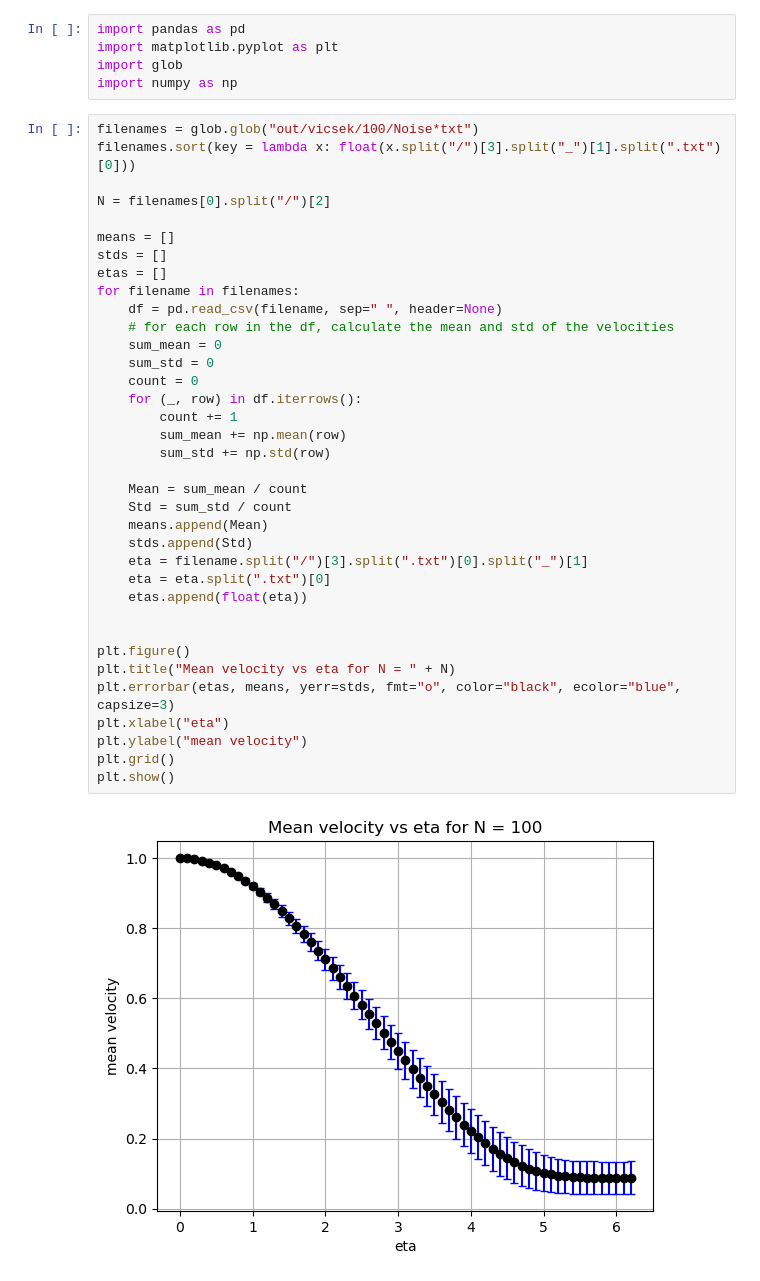
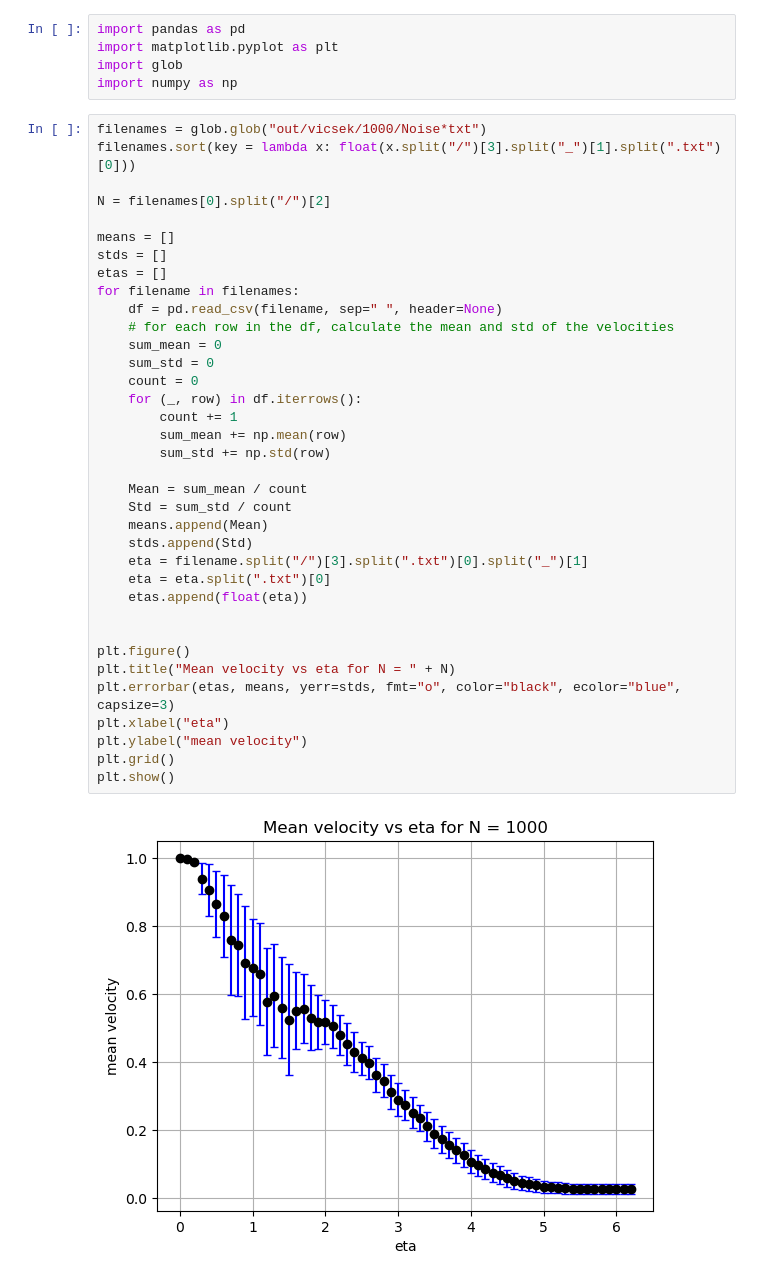
Before and after one commit to YannickHradetzky/Simulation, a Jupyter notebook: vicsek.ipynb, the cells around one changed output. Cells and saved outputs as stored; diff of their text form.

Commit message:
plot all ipynb

```diff
--- a/vicsek.ipynb
+++ b/vicsek.ipynb
@@ -4,7 +4,7 @@ import matplotlib.pyplot as plt
 import glob
 import numpy as np
 # %%
-filenames = glob.glob("out/vicsek/100/Noise*txt")
+filenames = glob.glob("out/vicsek/1000/Noise*txt")
 filenames.sort(key = lambda x: float(x.split("/")[3].split("_")[1].split(".txt")[0]))
 
 N = filenames[0].split("/")[2]
@@ -13,34 +13,34 @@ means = []
 stds = []
 etas = []
 for filename in filenames:
     df = pd.read_csv(filename, sep=" ", header=None)
     # for each row in the df, calculate the mean and std of the velocities
     sum_mean = 0
     sum_std = 0
     count = 0
     for (_, row) in df.iterrows():
         count += 1
         sum_mean += np.mean(row)
         sum_std += np.std(row)
 
     Mean = sum_mean / count
     Std = sum_std / count
     means.append(Mean)
     stds.append(Std)
     eta = filename.split("/")[3].split(".txt")[0].split("_")[1]
     eta = eta.split(".txt")[0]
     etas.append(float(eta))
 
 
 plt.figure()
 plt.title("Mean velocity vs eta for N = " + N)
 plt.errorbar(etas, means, yerr=stds, fmt="o", color="black", ecolor="blue", capsize=3)
 plt.xlabel("eta")
 plt.ylabel("mean velocity")
 plt.grid()
 plt.show()
 # %% [output]
-[figure, old version]
+[figure, new version]
 # %%
 filenames = glob.glob("out/vicsek/1000/Density*txt")
 filenames.sort(key = lambda x: float(x.split("/")[3].split("_")[1].split(".txt")[0]))
```
Also changed, not shown: parts of 2 cells of this notebook, 3 other files.
